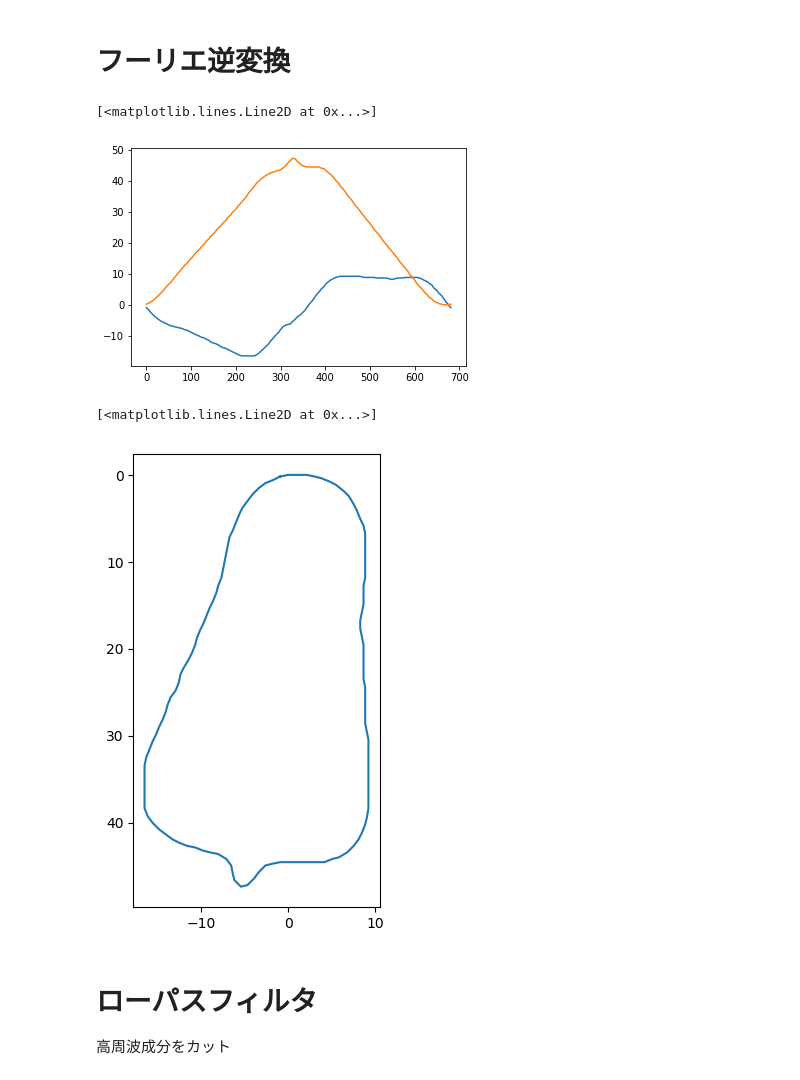
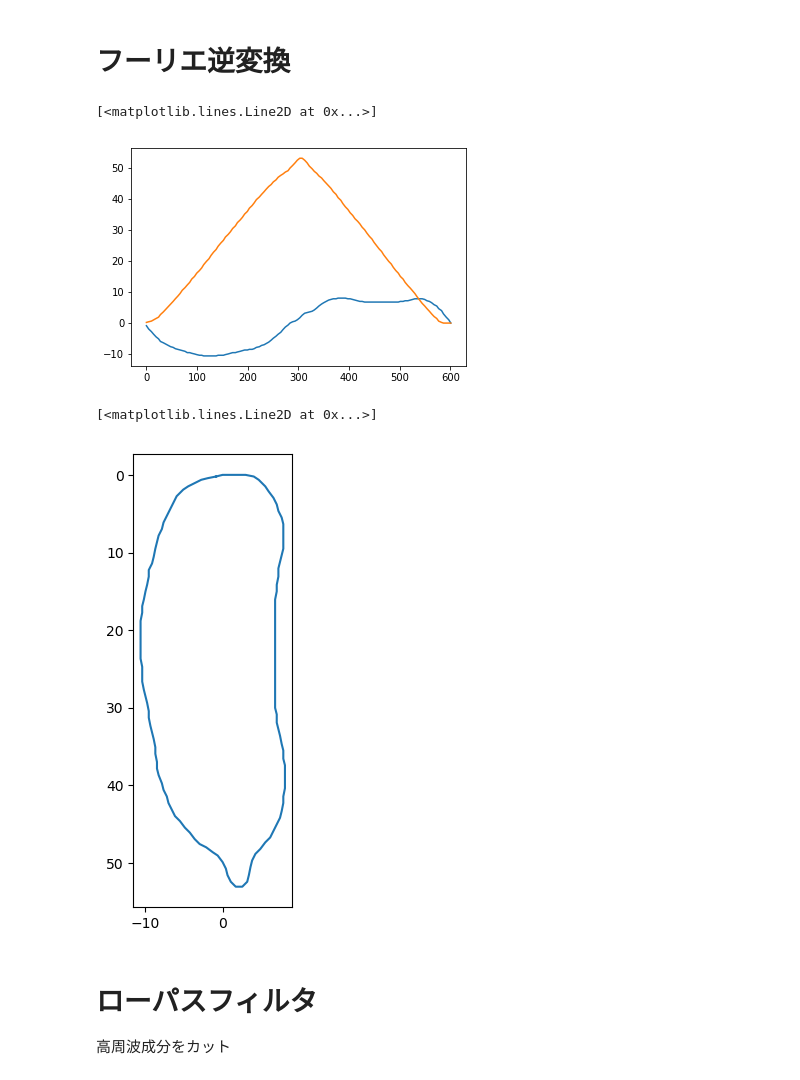
Before and after one commit to iciromaco/RL2nd, a Jupyter notebook: （形状記述）P型フーリエ記述子.ipynb, the cells around one changed output. Drawn from its saved outputs; the diff is of its cells as text; code cells hidden in the pictures.

```diff
--- a/（形状記述）P型フーリエ記述子.ipynb
+++ b/（形状記述）P型フーリエ記述子.ipynb
@@ -111,7 +111,7 @@ darumaimg = getstandardShape(cv2.imread(daruma,cv2.IMREAD_GRAYSCALE), unitSize=U
 aomidaimg = getstandardShape(cv2.imread(aomida,cv2.IMREAD_GRAYSCALE), unitSize=UNIT, thres=0.25)
 nezumiimg = getstandardShape(cv2.imread(nezumi,cv2.IMREAD_GRAYSCALE), unitSize=UNIT, thres=0.25)
 # %%
-img = nezumiimg
+img = kohakuimg
 plt.imshow(img)
 # %% [output]
 <matplotlib.image.AxesImage at 0x...>
@@ -158,14 +147,12 @@ plt.plot(lengs,[y for [[x,y]] in cnt00 ])
 # 輪郭点を 128 分割したい
 SPANS = 128
 allLength = cv2.arcLength(cnt00,True) # 輪郭の長さ
-needLengs = np.linspace(0,allLength,SPANS)
-lengs.append(allLength)
-cnt00 = np.r_[cnt00,[cnt00[0]]]
+needLengs = np.linspace(0,allLength,SPANS+1)
 s_indexies = []
 index = 0
 for i in range(SPANS):
     nl = needLengs[i]
-    for j in range(index,len(cnt00)-1):
+    for j in range(index,len(cnt00)):
         l0,l1 = lengs[j],lengs[j+1]
         if l0 <= nl and nl <= l1:
             if np.sqrt((l0-nl)**2) < np.sqrt((l1-nl)**2):
@@ -200,15 +187,16 @@ plt.plot([lengs[i] for i in s_indexies],samples[:,1])
 # (x,y)と 複素数 x+ jy を同一視する。
 z = [x + y*1j  for [x,y] in samples]
 # 偏角の複素表現
-#w = [(z1 - z0)/abs(z1 - z0) for (z1,z0) in zip(z[1:],z[:-1])]
 w = [(z1 - z0)/allLength*SPANS for (z1,z0) in zip(z[1:],z[:-1])]
-w.append((z[1] - z[-1])/abs(z[1] - z[-1]))
+w.append((z[0] - z[-1])/allLength*SPANS)
 w = np.array(w)
 plt.plot(np.linspace(0,SPANS-1,SPANS),w.real)
 plt.plot(np.linspace(0,SPANS-1,SPANS),w.imag)
 plt.show()
 # 偏角(degree)のプロット
 import cmath
-ph = [180*cmath.phase(c)/np.pi for c in w]
+ph = [180*cmath.phase(w[0])/np.pi]
+for c in w[1:]:
+    ph.append((180*cmath.phase(c)/np.pi) if abs(180*cmath.phase(c)/np.pi - ph[-1]) < 180  else (180*cmath.phase(c)/np.pi -360))
 plt.plot(np.linspace(0,SPANS-1,SPANS),ph)
 # %% [output]
@@ -239,21 +227,20 @@ for i in range(1,len(w_ifft)):
     s = z[-1]+ w_ifft[i]
     z.append(s)
 z = np.array(z) #*10+100j+100
-len(z) ,z.real,z.imag
 plt.plot([lengs[i] for i in s_indexies],z.real)
 plt.plot([lengs[i] for i in s_indexies],z.imag)
 # %% [output]
 [<matplotlib.lines.Line2D at 0x...>]
-[figure, old version]
+[figure, new version]
 # %%
 # 復元
 plt.figure(figsize=(6,6),dpi=100)
 plt.gca().set_aspect('equal', adjustable='box')
 plt.gca().invert_yaxis()
-plt.plot(z.real,z.imag)
+plt.plot(np.r_[z.real,z.real[0]],np.r_[z.imag,z.imag[0]])
 # %% [output]
 [<matplotlib.lines.Line2D at 0x...>]
-[figure, old version]
+[figure, new version]
 # %% [markdown]
 #  ローパスフィルタ
 高周波成分をカット
```
Also changed, not shown: parts of 27 cells of this notebook, 4 other files.
